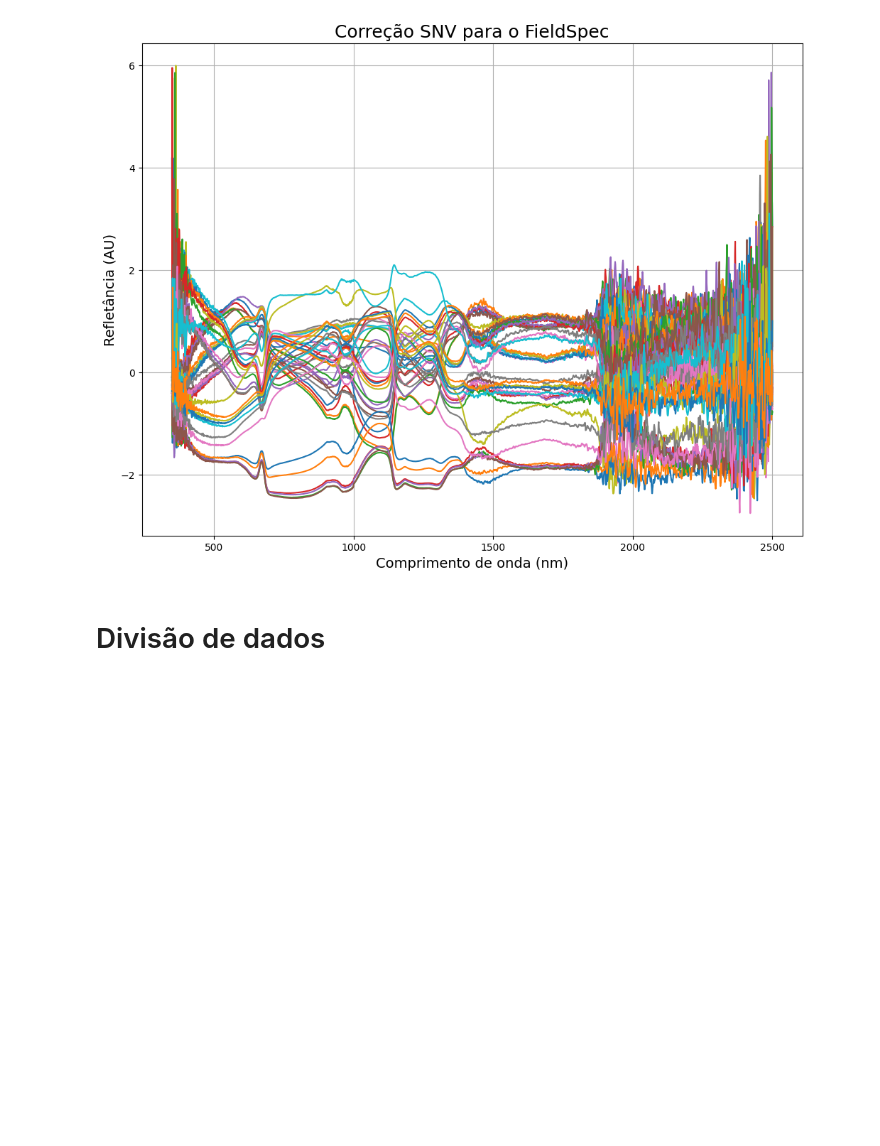
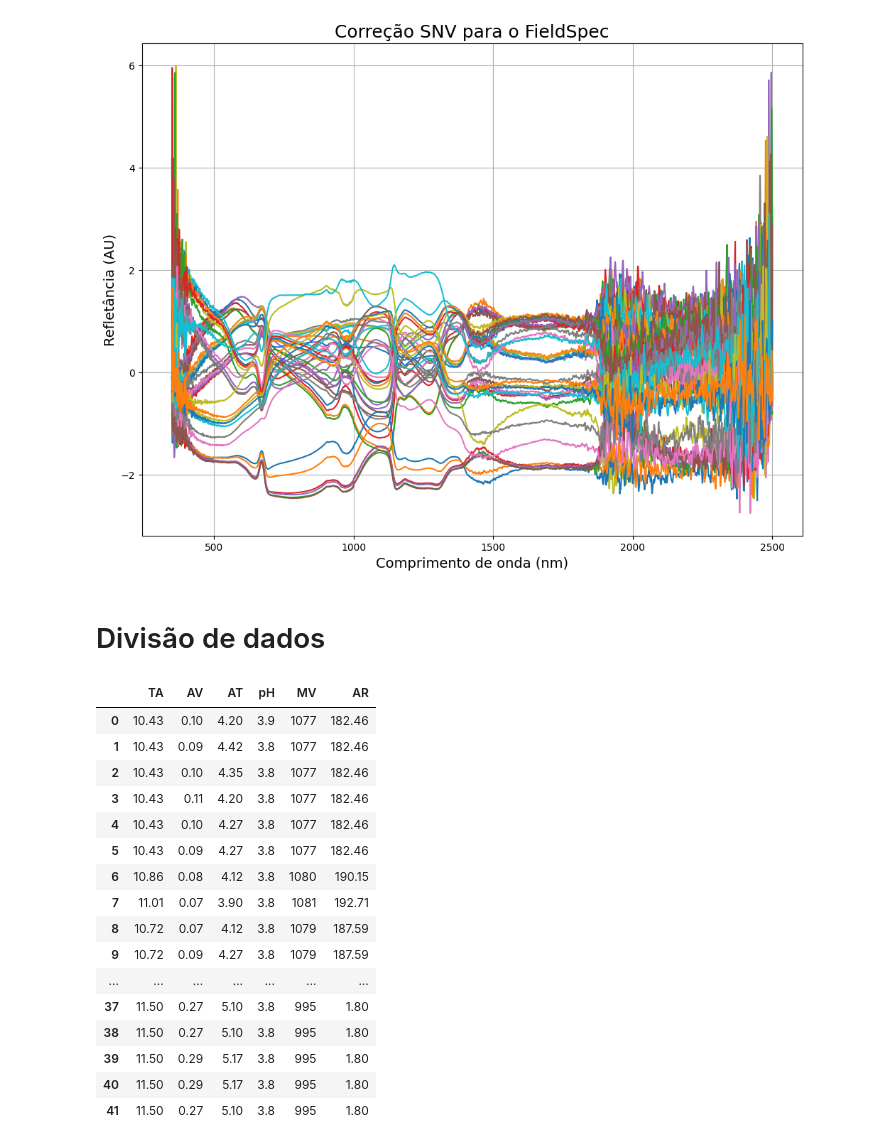
Before and after one commit to xndrxssx/field_spec_data_tests, a Jupyter notebook: field_spec_tanques_fermentacao.ipynb, the cells around one changed output. Saved outputs shown, nothing was run; the diff lists cells and outputs as text; code cells hidden in the pictures; blank space fills up the shorter version.

```diff
--- a/field_spec_tanques_fermentacao.ipynb
+++ b/field_spec_tanques_fermentacao.ipynb
@@ -275,5 +285,27 @@ plt.show()
 [figure]
 # %% [markdown]
 # Divisão de dados
+# %%
+Y = fs_df[['TA', 'AV', 'AT', 'pH', 'MV', 'AR']].dropna()
+X = fs_df_final
+Y
+# %% [output]
+|  | TA | AV | AT | pH | MV | AR |
+| 0 | 10.43 | 0.10 | 4.20 | 3.9 | 1077 | 182.46 |
+| 1 | 10.43 | 0.09 | 4.42 | 3.8 | 1077 | 182.46 |
+| 2 | 10.43 | 0.10 | 4.35 | 3.8 | 1077 | 182.46 |
+| 3 | 10.43 | 0.11 | 4.20 | 3.8 | 1077 | 182.46 |
+| 4 | 10.43 | 0.10 | 4.27 | 3.8 | 1077 | 182.46 |
+| 5 | 10.43 | 0.09 | 4.27 | 3.8 | 1077 | 182.46 |
+| 6 | 10.86 | 0.08 | 4.12 | 3.8 | 1080 | 190.15 |
+| 7 | 11.01 | 0.07 | 3.90 | 3.8 | 1081 | 192.71 |
+| 8 | 10.72 | 0.07 | 4.12 | 3.8 | 1079 | 187.59 |
+| 9 | 10.72 | 0.09 | 4.27 | 3.8 | 1079 | 187.59 |
+| ... | ... | ... | ... | ... | ... | ... |
+| 37 | 11.50 | 0.27 | 5.10 | 3.8 | 995 | 1.80 |
+| 38 | 11.50 | 0.27 | 5.10 | 3.8 | 995 | 1.80 |
+| 39 | 11.50 | 0.29 | 5.17 | 3.8 | 995 | 1.80 |
+| 40 | 11.50 | 0.29 | 5.17 | 3.8 | 995 | 1.80 |
+| 41 | 11.50 | 0.27 | 5.10 | 3.8 | 995 | 1.80 |
 # %%
 from sklearn.cross_decomposition import PLSRegression
```
Also changed, not shown: parts of 3 cells of this notebook, 3 other files.
